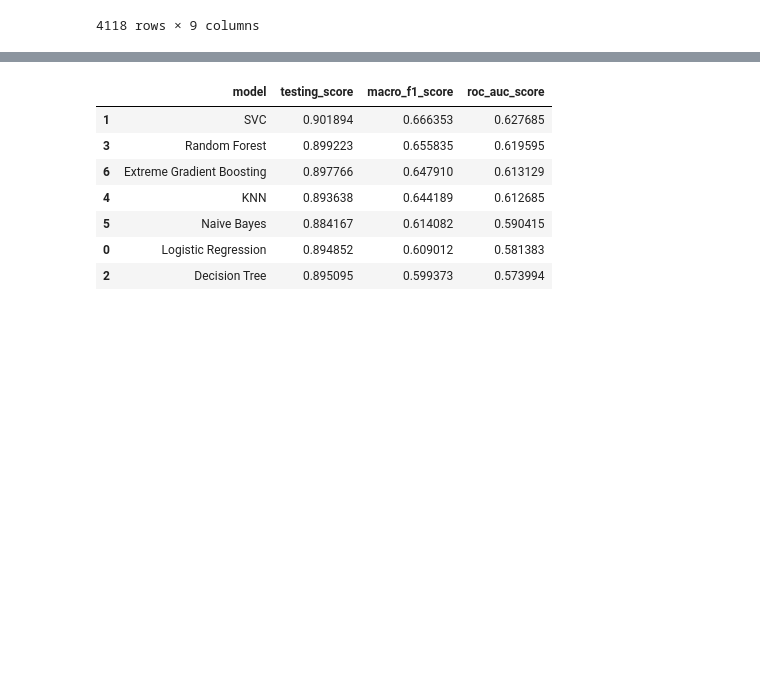
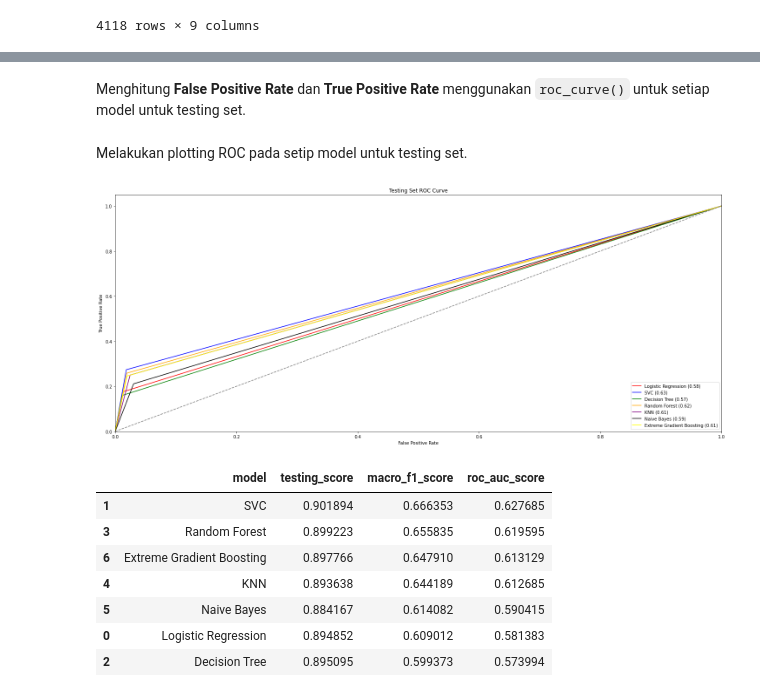
Before and after one commit to Penzragon/h8dsft_P1Milestone1, a Jupyter notebook: script.ipynb, the cells around one changed output, grey strips where cells are left out. Saved outputs shown, nothing was run; the diff lists cells and outputs as text; code cells hidden in the pictures; blank space fills up the shorter version.

Commit message:
Rework model testing

```diff
--- a/script.ipynb
+++ b/script.ipynb
@@ -1148,0 +1224,2 @@ testing.loc[6] = ['Extreme Gradient Boosting', best_xgb.score(X_test, y_test), f
+# %% [markdown]
+Menghitung **False Positive Rate** dan **True Positive Rate** menggunakan `roc_curve()` untuk setiap model untuk testing set.
@@ -1149,3 +1234,24 @@ testing.loc[6] = ['Extreme Gradient Boosting', best_xgb.score(X_test, y_test), f
+# %% [markdown]
+Melakukan plotting ROC pada setip model untuk testing set.
+# %%
+plt.figure(figsize=(25, 10))
+plt.plot(logistic_false_positive_rate, logistic_true_positive_rate, color='red', label=f'Logistic Regression ({(roc_auc_score(y_test, best_logistic.predict(X_test))):.2f})')
+plt.plot(svc_false_positive_rate, svc_true_positive_rate, color='blue', label=f'SVC ({(roc_auc_score(y_test, best_svc.predict(X_test))):.2f})')
+plt.plot(tree_false_positive_rate, tree_true_positive_rate, color='green', label=f'Decision Tree ({(roc_auc_score(y_test, best_tree.predict(X_test))):.2f})')
+plt.plot(forest_false_positive_rate, forest_true_positive_rate, color='orange', label=f'Random Forest ({(roc_auc_score(y_test, best_forest.predict(X_test))):.2f})')
+plt.plot(knn_false_positive_rate, knn_true_positive_rate, color='purple', label=f'KNN ({(roc_auc_score(y_test, best_knn.predict(X_test))):.2f})')
+plt.plot(naive_false_positive_rate, naive_true_positive_rate, color='black', label=f'Naive Bayes ({(roc_auc_score(y_test, best_naive.predict(X_test))):.2f})')
+plt.plot(xgb_false_positive_rate, xgb_true_positive_rate, color='yellow', label=f'Extreme Gradient Boosting ({(roc_auc_score(y_test, best_xgb.predict(X_test))):.2f})')
+plt.plot([0, 1], [0, 1], color='grey', linestyle='--')
+plt.xlim([0.0, 1.0])
+plt.ylim([0.0, 1.05])
+plt.legend(loc='lower right')
+plt.xlabel('False Positive Rate')
+plt.ylabel('True Positive Rate')
+plt.title('Testing Set ROC Curve')
+plt.show()
+# %% [output]
+[figure, added]
 # %%
 testing.sort_values(by='roc_auc_score', ascending=False)
 # %% [output]
```
Also changed, not shown: parts of 19 cells of this notebook.
